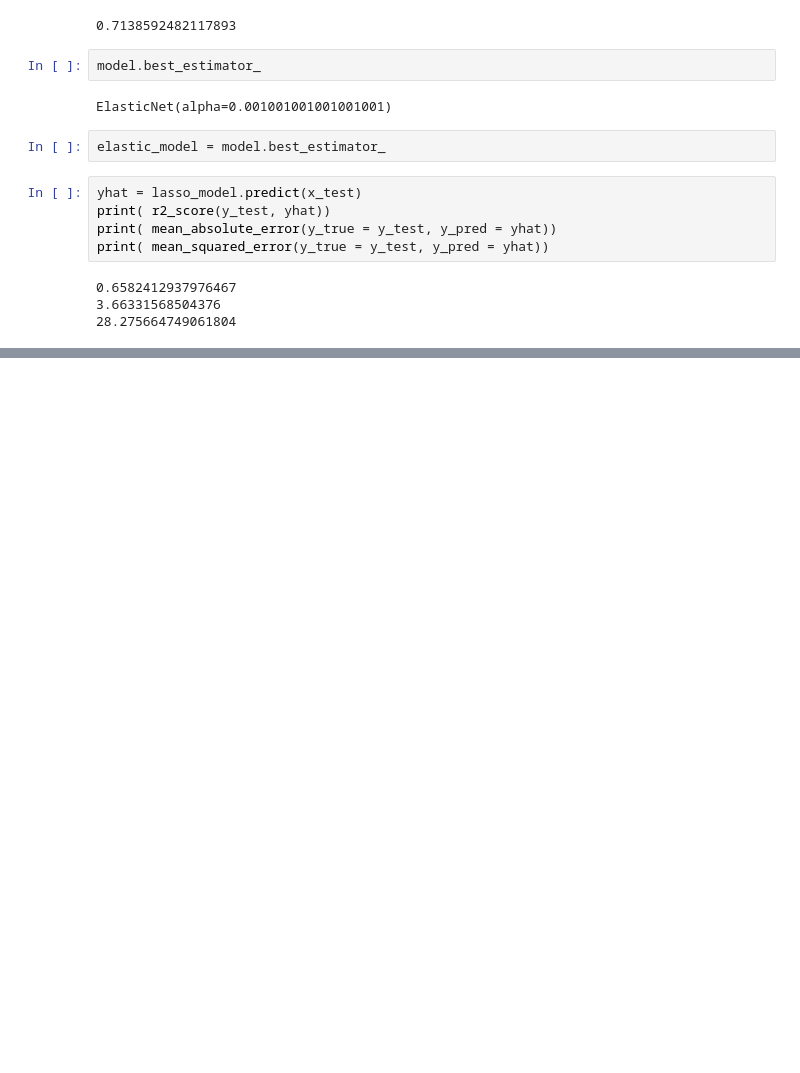
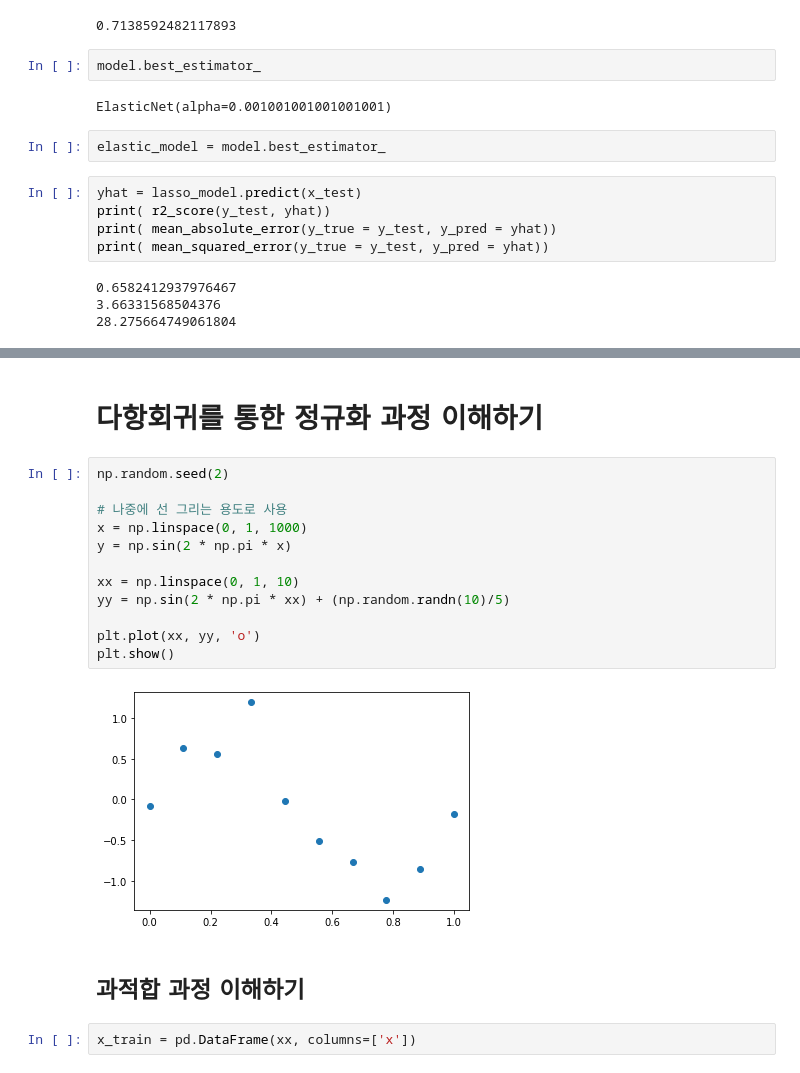
Before and after one commit to sapience2357/lectures, a Jupyter notebook: lectures on AI/machineLearning/과적합(Overfit).ipynb, the cells around one changed output, grey strips where cells are left out. Cells and saved outputs as stored; diff of their text form; blank space fills up the shorter version.

```diff
--- a/lectures on AI/machineLearning/과적합(Overfit).ipynb
+++ b/lectures on AI/machineLearning/과적합(Overfit).ipynb
@@ -451,0 +479,20 @@ print( mean_squared_error(y_true = y_test, y_pred = yhat))
+# %% [markdown]
+# 다항회귀를 통한 정규화 과정 이해하기
+# %%
+np.random.seed(2)
+
+# 나중에 선 그리는 용도로 사용
+x = np.linspace(0, 1, 1000)
+y = np.sin(2 * np.pi * x)
+
+xx = np.linspace(0, 1, 10)
+yy = np.sin(2 * np.pi * xx) + (np.random.randn(10)/5)
+
+plt.plot(xx, yy, 'o')
+plt.show()
+# %% [output]
+[figure, added]
+# %% [markdown]
+## 과적합 과정 이해하기
+# %%
+x_train = pd.DataFrame(xx, columns=['x'])
```
Also changed, not shown: parts of 7 cells of this notebook.
